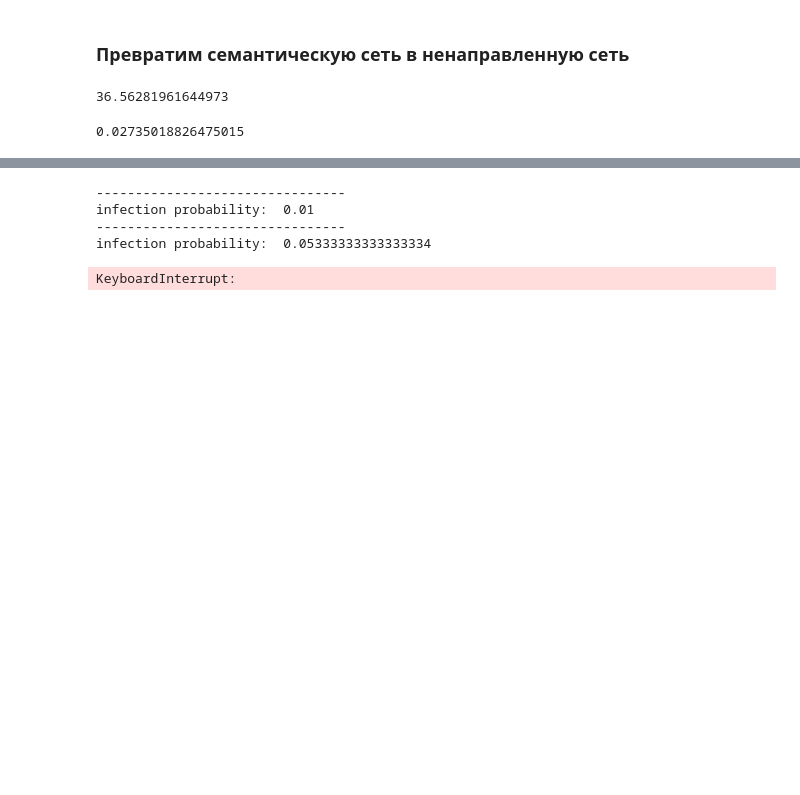
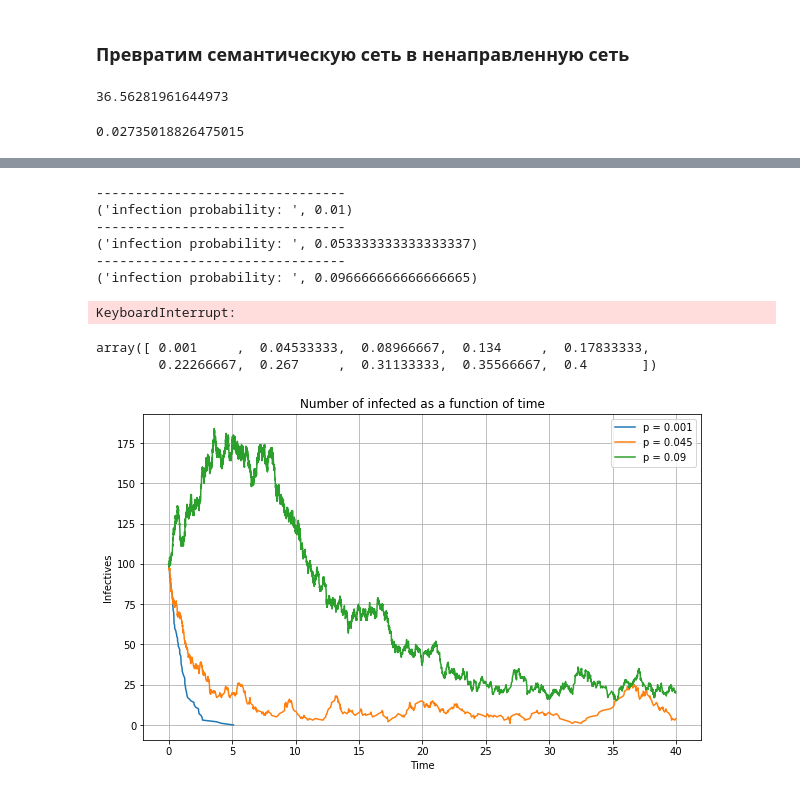
Before and after one commit to tsyrendylykova/multilayerNetwork, a Jupyter notebook: SIS Undirected Semantic Network.ipynb, the cells around one changed output, grey strips where cells are left out. Cells and saved outputs as stored; diff of their text form; code cells hidden in the pictures; blank space fills up the shorter version.

```diff
--- a/SIS Undirected Semantic Network.ipynb
+++ b/SIS Undirected Semantic Network.ipynb
@@ -187,6 +187,14 @@ max_eigval
 1 / max_eigval
 # %% [output]
 0.02735018826475015
+# %%
+initial_size = 100
+init_infected = random.sample(set(G.nodes), 100)
+gamma = 1.
+tau = 0.5
+t, S, I = SIS(H, tau, gamma, tmax = 40, initial_infecteds = init_infected)
+
+plt.plot(t, I)
 # %%
 def get_stability_time(inf_arr, num_steps, interval, eps, threshold):
     count = 0
@@ -202,7 +210,7 @@ def get_stability_time(inf_arr, num_steps, interval, eps, threshold):
     return stab_time
 # %%
 num_init_infected = 100
-init_inf = random.sample(set(H.nodes), num_init_infected)
+init_inf = random.sample(set(H.nodes()), num_init_infected)
 # %%
 p_inf_arr = np.linspace(0.01, 0.4, 10)
 p_inf_arr
@@ -214,12 +222,13 @@ initial_size = 100
 gamma = 1.
 t_stab = []
 std_array = []
+Inf_array = []
 for prob in p_inf_arr:
     print("--------------------------------")
     print("infection probability: ", prob)
 
     inf_array = []
-    for i in range(100):
+    for i in range(10):
         t, S, I = SIS(H, prob, gamma, tmax = 20, initial_infecteds = init_inf)
         inf_array.append(I.tolist())
 
@@ -236,13 +245,17 @@ for prob in p_inf_arr:
     avrg_inf = [np.mean(lst) for lst in ens_inf]
     stab_time = get_stability_time(avrg_inf, len(t), 100, 0.1, 5)
 
+    Inf_array.append(avrg_inf)
+
     std_array.append(std_inf[stab_time - 1])
     t_stab.append(t[stab_time - 1])
 # %% [output]
 --------------------------------
-infection probability:  0.01
+('infection probability: ', 0.01)
 --------------------------------
-infection probability:  0.05333333333333334
+('infection probability: ', 0.053333333333333337)
+--------------------------------
+('infection probability: ', 0.096666666666666665)
 KeyboardInterrupt:
 # %%
 tau_arr = np.linspace(0.001, 0.2, 10)
@@ -296,3 +309,26 @@ ax.set_title('Number of infected as a function of time')
 ax.set_xlabel('Time')
 ax.set_ylabel('Infectives')
 plt.show()
+# %%
+tau_arr = np.linspace(0.001, 0.4, 10)
+tau_arr
+# %% [output]
+array([ 0.001     ,  0.04533333,  0.08966667,  0.134     ,  0.17833333,
+        0.22266667,  0.267     ,  0.31133333,  0.35566667,  0.4       ])
+# %%
+fig, ax = plt.subplots(figsize=(10, 6))
+
+ax.plot(t_arr[0], I_arr[0], label= "p = " + str(round(tau_arr[0], 3)))
+
+ax.plot(t_arr[1], I_arr[1], label= "p = " + str(round(tau_arr[1], 3)))
+
+ax.plot(t_arr[2], I_arr[2], label= "p = " + str(round(tau_arr[2], 3)))
+
+ax.legend(loc='upper right')
+ax.grid(True)
+ax.set_title('Number of infected as a function of time')
+ax.set_xlabel('Time')
+ax.set_ylabel('Infectives')
+plt.show()
+# %% [output]
+[figure, added]
```
Also changed, not shown: parts of 2 cells of this notebook.
